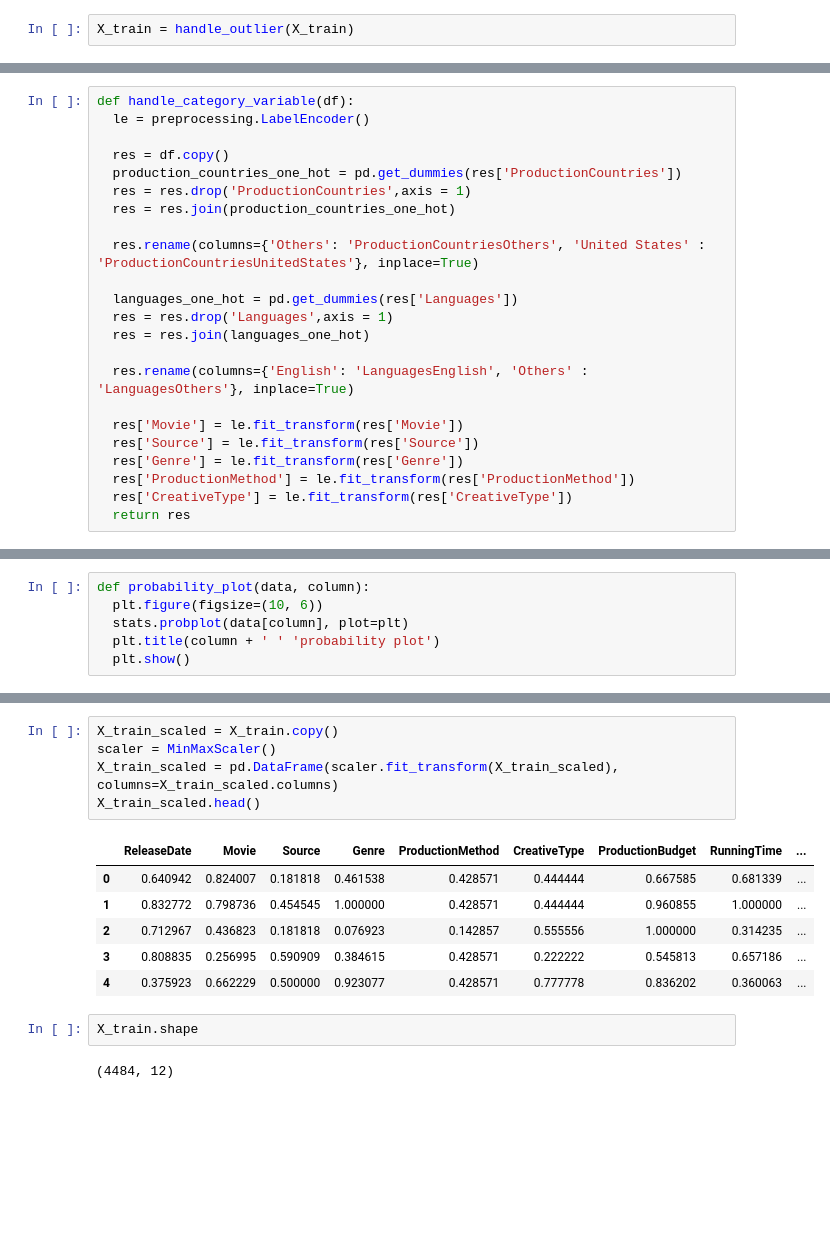
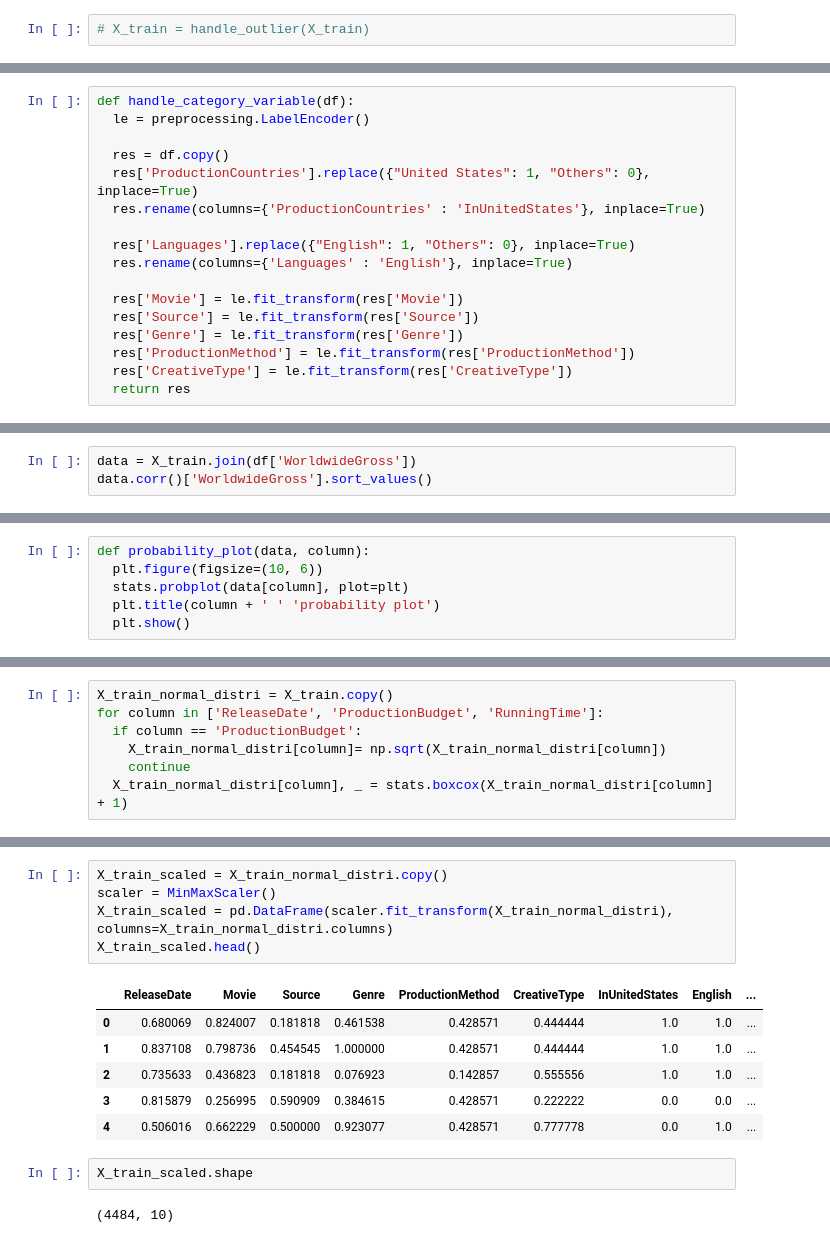
Before and after one commit to huynhthiailinh/data-science-predict-movie-s-sales, a Jupyter notebook: 08 - Dự đoán doanh thu phim/main.ipynb, the cells around one changed output, grey strips where cells are left out. Saved outputs shown, nothing was run; the diff lists cells and outputs as text; blank space fills up the shorter version.

```diff
--- a/08 - Dự đoán doanh thu phim/main.ipynb
+++ b/08 - Dự đoán doanh thu phim/main.ipynb
@@ -724,4 +724,4 @@ def handle_outlier(df):
   res = outliers_for_skewed_distribution(res, 'ReleaseDate')
   return res
 # %%
-X_train = handle_outlier(X_train)
+# X_train = handle_outlier(X_train)
@@ -783,17 +765,11 @@ def handle_category_variable(df):
   le = preprocessing.LabelEncoder()
 
   res = df.copy()
-  production_countries_one_hot = pd.get_dummies(res['ProductionCountries'])
-  res = res.drop('ProductionCountries',axis = 1)
-  res = res.join(production_countries_one_hot)
+  res['ProductionCountries'].replace({"United States": 1, "Others": 0}, inplace=True)
+  res.rename(columns={'ProductionCountries' : 'InUnitedStates'}, inplace=True)
 
-  res.rename(columns={'Others': 'ProductionCountriesOthers', 'United States' : 'ProductionCountriesUnitedStates'}, inplace=True)
-
-  languages_one_hot = pd.get_dummies(res['Languages'])
-  res = res.drop('Languages',axis = 1)
-  res = res.join(languages_one_hot)
-
-  res.rename(columns={'English': 'LanguagesEnglish', 'Others' : 'LanguagesOthers'}, inplace=True)
+  res['Languages'].replace({"English": 1, "Others": 0}, inplace=True)
+  res.rename(columns={'Languages' : 'English'}, inplace=True)
 
   res['Movie'] = le.fit_transform(res['Movie'])
   res['Source'] = le.fit_transform(res['Source'])
@@ -816,3 +794,6 @@ X_train.head()
 Tiến hành chuẩn hoá dữ liệu sau khi đã xử lý ngoại lệ để giảm bớt sự ảnh hưởng của các giá trị quá lớn.
 
 Ở đây chúng ta sẽ sử dụng chuẩn hoá MinMaxScaler vì nó sẽ đưa các giá trị về [0, 1]. Do đó các đặc trưng sẽ có độ quan trọng ngang nhau
+# %%
+data = X_train.join(df['WorldwideGross'])
+data.corr()['WorldwideGross'].sort_values()
@@ -831,0 +849,7 @@ for column in ['ReleaseDate', 'ProductionBudget', 'RunningTime']:
+# %%
+X_train_normal_distri = X_train.copy()
+for column in ['ReleaseDate', 'ProductionBudget', 'RunningTime']:
+  if column == 'ProductionBudget':
+    X_train_normal_distri[column]= np.sqrt(X_train_normal_distri[column])
+    continue
+  X_train_normal_distri[column], _ = stats.boxcox(X_train_normal_distri[column] + 1)
@@ -842,16 +872,16 @@ for column in ['ReleaseDate', 'ProductionBudget', 'RunningTime']:
 # %%
-X_train_scaled = X_train.copy()
+X_train_scaled = X_train_normal_distri.copy()
 scaler = MinMaxScaler()
-X_train_scaled = pd.DataFrame(scaler.fit_transform(X_train_scaled), columns=X_train_scaled.columns)
+X_train_scaled = pd.DataFrame(scaler.fit_transform(X_train_normal_distri), columns=X_train_normal_distri.columns)
 X_train_scaled.head()
 # %% [output]
-|  | ReleaseDate | Movie | Source | Genre | ProductionMethod | CreativeType | ProductionBudget | RunningTime | ... |
-| 0 | 0.640942 | 0.824007 | 0.181818 | 0.461538 | 0.428571 | 0.444444 | 0.667585 | 0.681339 | ... |
-| 1 | 0.832772 | 0.798736 | 0.454545 | 1.000000 | 0.428571 | 0.444444 | 0.960855 | 1.000000 | ... |
-| 2 | 0.712967 | 0.436823 | 0.181818 | 0.076923 | 0.142857 | 0.555556 | 1.000000 | 0.314235 | ... |
-| 3 | 0.808835 | 0.256995 | 0.590909 | 0.384615 | 0.428571 | 0.222222 | 0.545813 | 0.657186 | ... |
-| 4 | 0.375923 | 0.662229 | 0.500000 | 0.923077 | 0.428571 | 0.777778 | 0.836202 | 0.360063 | ... |
+|  | ReleaseDate | Movie | Source | Genre | ProductionMethod | CreativeType | InUnitedStates | English | ... |
+| 0 | 0.680069 | 0.824007 | 0.181818 | 0.461538 | 0.428571 | 0.444444 | 1.0 | 1.0 | ... |
+| 1 | 0.837108 | 0.798736 | 0.454545 | 1.000000 | 0.428571 | 0.444444 | 1.0 | 1.0 | ... |
+| 2 | 0.735633 | 0.436823 | 0.181818 | 0.076923 | 0.142857 | 0.555556 | 1.0 | 1.0 | ... |
+| 3 | 0.815879 | 0.256995 | 0.590909 | 0.384615 | 0.428571 | 0.222222 | 0.0 | 0.0 | ... |
+| 4 | 0.506016 | 0.662229 | 0.500000 | 0.923077 | 0.428571 | 0.777778 | 0.0 | 1.0 | ... |
 # %%
-X_train.shape
+X_train_scaled.shape
 # %% [output]
-(4484, 12)
+(4484, 10)
```
Also changed, not shown: parts of 25 cells of this notebook, 1 other file.
